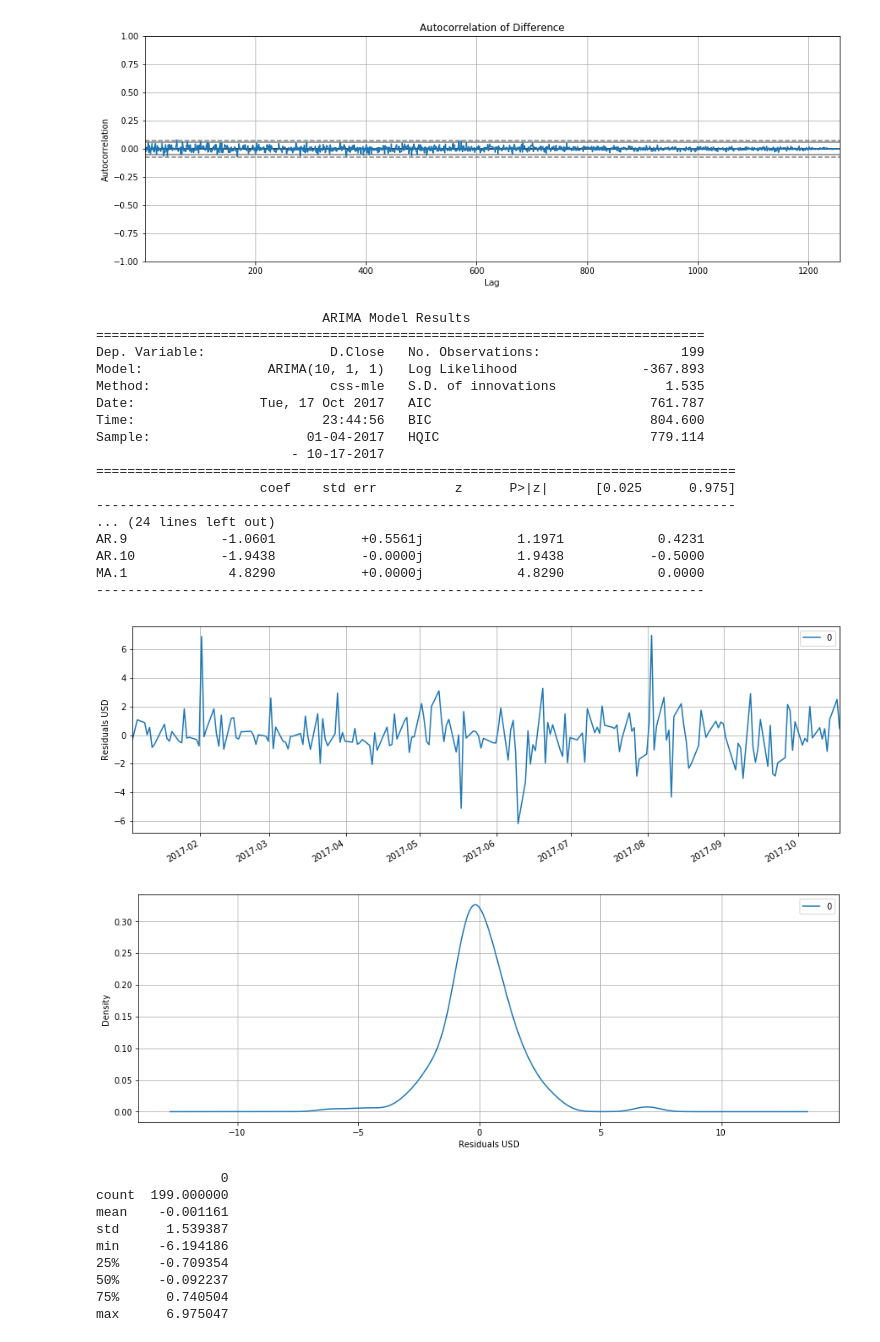
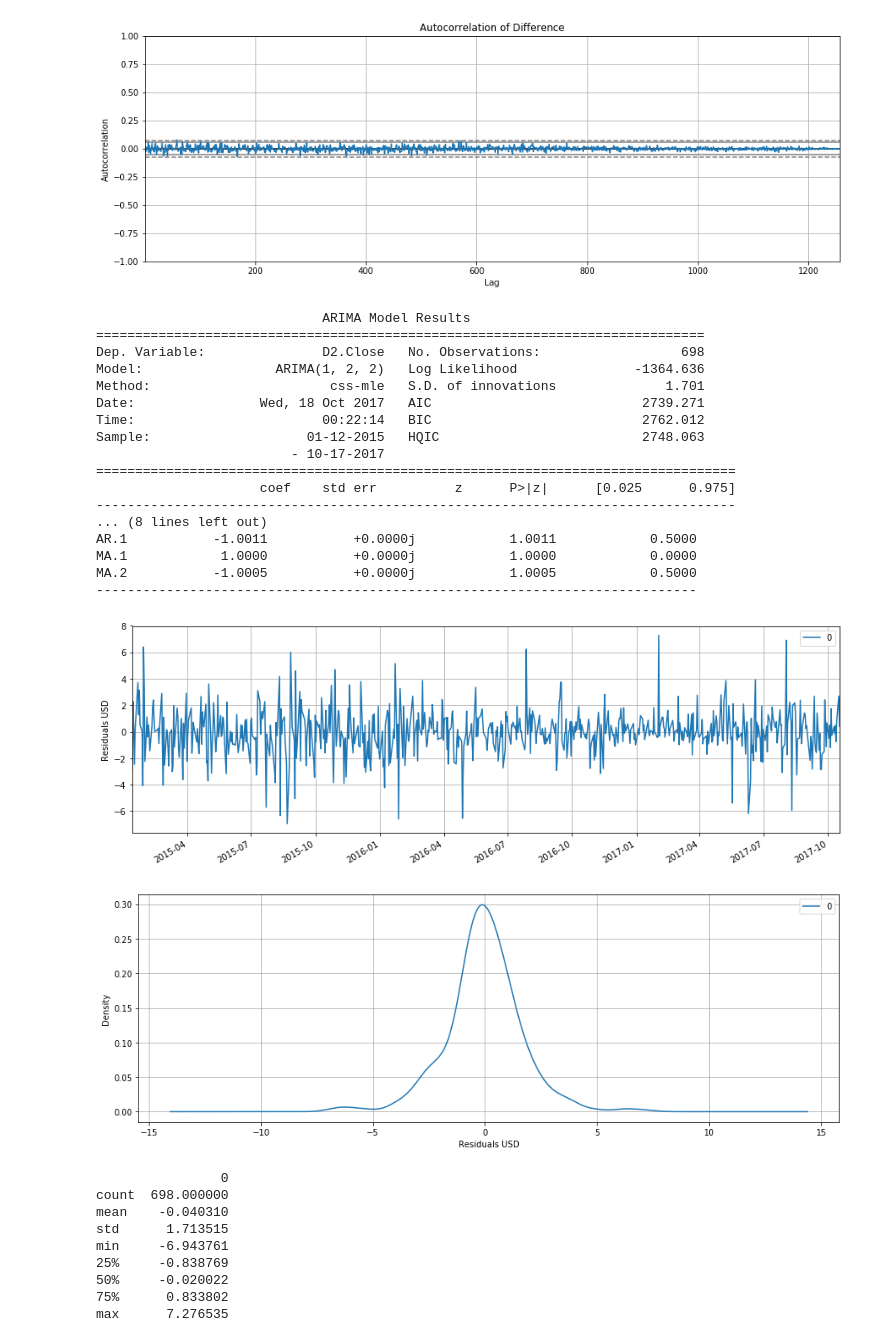
Before and after one commit to amiralishd/Stock-Market-Prediction, a Jupyter notebook: ARIMA.ipynb, the cells around one changed output. Saved outputs shown, nothing was run; the diff lists cells and outputs as text; code cells hidden in the pictures.

```diff
--- a/ARIMA.ipynb
+++ b/ARIMA.ipynb
@@ -63,7 +63,7 @@ plt.show()
 [figure]
 # %%
 # my_series
-my_series = my_stck['Close'][-200:]
+my_series = my_stck['Close'][-700:]
 
 #
 from pandas.plotting import autocorrelation_plot as acf_pl
@@ -96,50 +96,50 @@ plt.show()
 # %%
 #
 from statsmodels.tsa.arima_model import ARIMA
 
 # fit model
-model = ARIMA(my_series, order=(10,1,1))
+model = ARIMA(my_series, order=(1,2,2))
 model_fit = model.fit(disp=0)
 print(model_fit.summary())
 
 # plot residual errors
 residuals = pd.DataFrame(model_fit.resid)
 residuals.plot()
 plt.grid()
 plt.ylabel('Residuals USD')
 plt.show()
 
 residuals.plot(kind='kde')
 plt.xlabel('Residuals USD')
 plt.grid()
 plt.show()
 print(residuals.describe())
 # %% [output]
                              ARIMA Model Results
 ==============================================================================
-Dep. Variable:                D.Close   No. Observations:                  199
-Model:                ARIMA(10, 1, 1)   Log Likelihood                -367.893
-Method:                       css-mle   S.D. of innovations              1.535
-Date:                Tue, 17 Oct 2017   AIC                            761.787
-Time:                        23:44:56   BIC                            804.600
-Sample:                    01-04-2017   HQIC                           779.114
+Dep. Variable:               D2.Close   No. Observations:                  698
+Model:                 ARIMA(1, 2, 2)   Log Likelihood               -1364.636
+Method:                       css-mle   S.D. of innovations              1.701
+Date:                Wed, 18 Oct 2017   AIC                           2739.271
+Time:                        00:22:14   BIC                           2762.012
+Sample:                    01-12-2015   HQIC                          2748.063
                          - 10-17-2017
 ==================================================================================
                      coef    std err          z      P>|z|      [0.025      0.975]
 ----------------------------------------------------------------------------------
-... (24 lines left out)
-AR.9            -1.0601           +0.5561j            1.1971            0.4231
-AR.10           -1.9438           -0.0000j            1.9438           -0.5000
-MA.1             4.8290           +0.0000j            4.8290            0.0000
-------------------------------------------------------------------------------
+... (8 lines left out)
+AR.1           -1.0011           +0.0000j            1.0011            0.5000
+MA.1            1.0000           +0.0000j            1.0000            0.0000
+MA.2           -1.0005           +0.0000j            1.0005            0.5000
+-----------------------------------------------------------------------------
-[figure, old version]
+[figure, new version]
-[figure, old version]
+[figure, new version]
                 0
-count  199.000000
-mean    -0.001161
-std      1.539387
-min     -6.194186
-25%     -0.709354
-50%     -0.092237
-75%      0.740504
-max      6.975047
+count  698.000000
+mean    -0.040310
+std      1.713515
+min     -6.943761
+25%     -0.838769
+50%     -0.020022
+75%      0.833802
+max      7.276535
```
Also changed, not shown: parts of 5 cells of this notebook.
